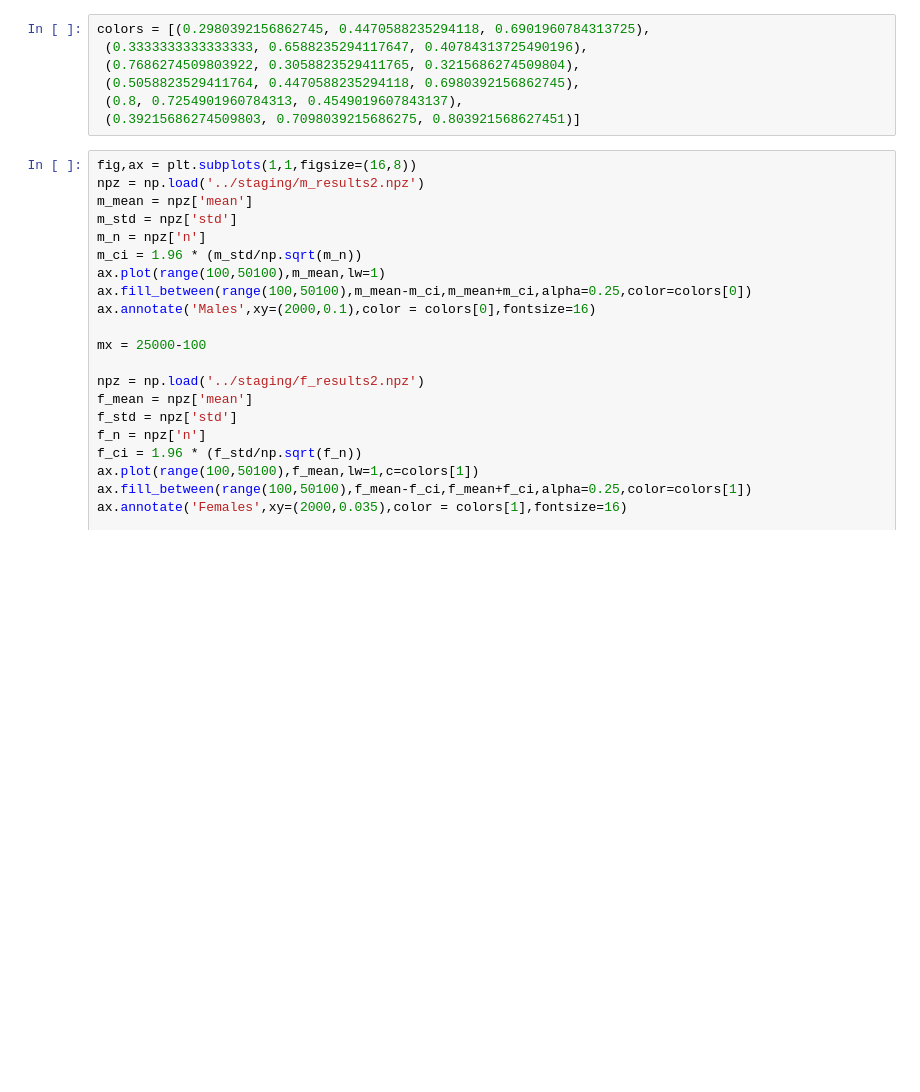
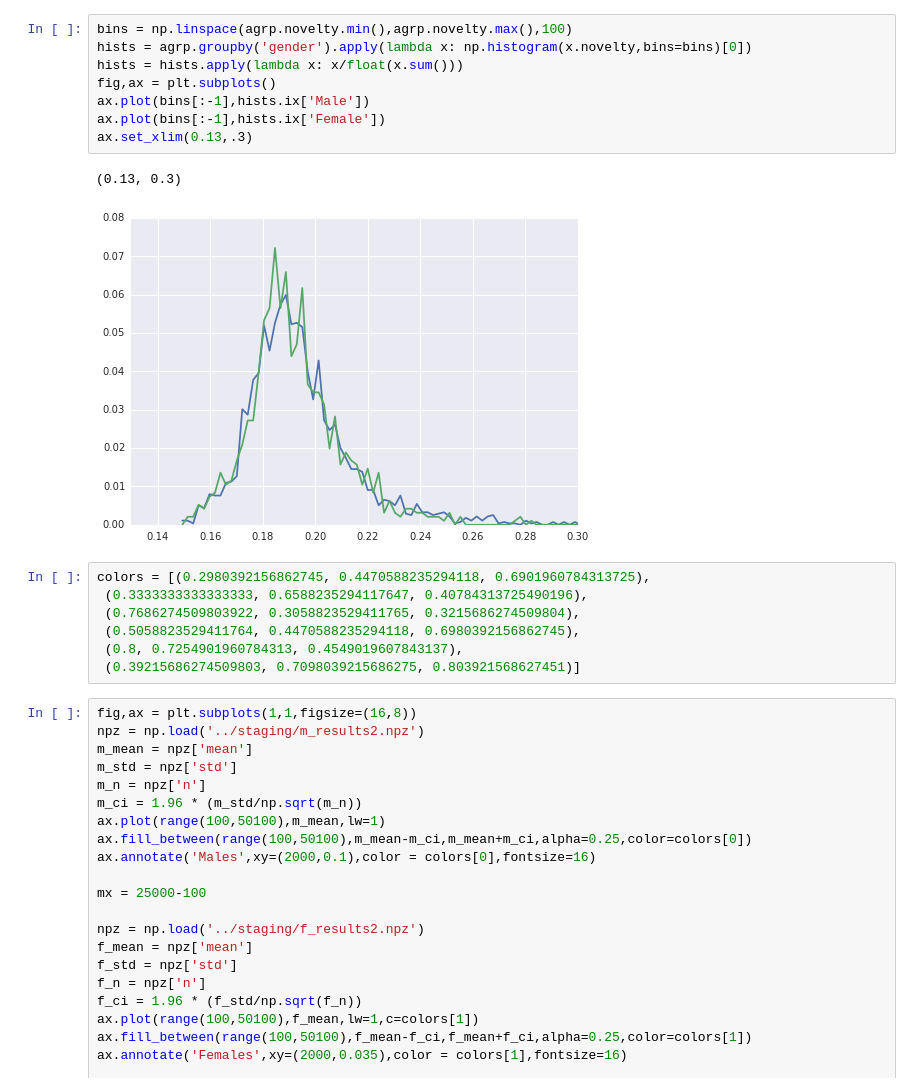
Before and after one commit to jlorince/music-gender, a Jupyter notebook: notebooks/Scratch.ipynb, the cells around one changed output. Saved outputs shown, nothing was run; the diff lists cells and outputs as text; blank space fills up the shorter version.

```diff
--- a/notebooks/Scratch.ipynb
+++ b/notebooks/Scratch.ipynb
@@ -8,3 +70,14 @@ from matplotlib import pyplot as plt
+# %%
+bins = np.linspace(agrp.novelty.min(),agrp.novelty.max(),100)
+hists = agrp.groupby('gender').apply(lambda x: np.histogram(x.novelty,bins=bins)[0])
+hists = hists.apply(lambda x: x/float(x.sum()))
+fig,ax = plt.subplots()
+ax.plot(bins[:-1],hists.ix['Male'])
+ax.plot(bins[:-1],hists.ix['Female'])
+ax.set_xlim(0.13,.3)
+# %% [output]
+(0.13, 0.3)
+[figure, added]
 # %%
 colors = [(0.2980392156862745, 0.4470588235294118, 0.6901960784313725),
  (0.3333333333333333, 0.6588235294117647, 0.40784313725490196),
```
Also changed, not shown: parts of 8 cells of this notebook, 2 other files.
